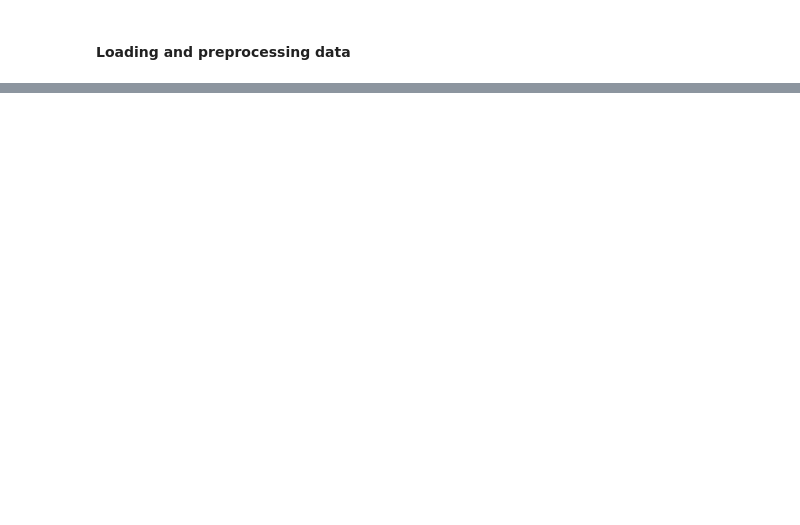
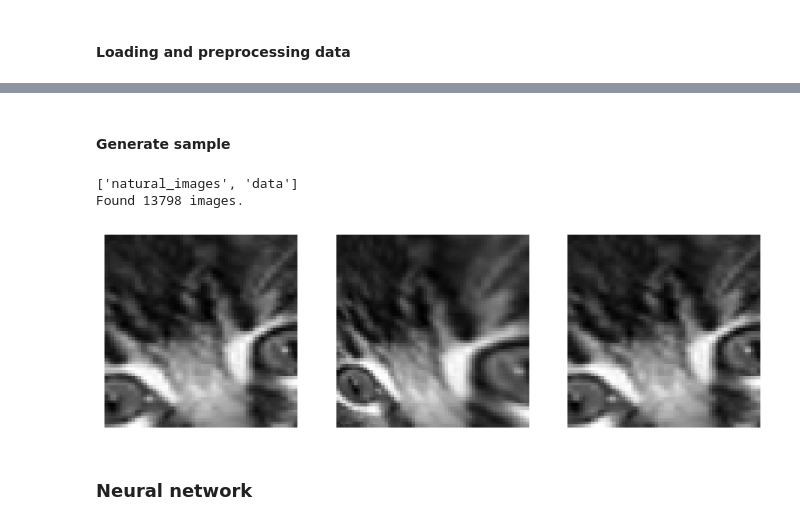
Before and after one commit to korunoskandrea/RV, a Jupyter notebook: homography.ipynb, the cells around one changed output, grey strips where cells are left out. Drawn from its saved outputs; the diff is of its cells as text; code cells hidden in the pictures; blank space fills up the shorter version.

```diff
--- a/homography.ipynb
+++ b/homography.ipynb
@@ -48,0 +89,4 @@ def sample_window_top_left(image_w, image_h):
+# %%
+def crop_patch(image, x, y):
+    p = CONFIGURATION['patch_w_h']
+    return image[y:y+p, x:x+p].copy()
@@ -48,0 +103,23 @@ def sample_window_top_left(image_w, image_h):
+# %% [markdown]
+#### Generate sample
+# %%
+def generate_sample_from_image(img_arr):
+    H_img, W_img = img_arr.shape[:2]
+
+    x, y = sample_window_top_left(W_img, H_img)
+    src = window_corners(x, y)
+    dst = perturb_corners(src)
+
+    H = compute_homography(src, dst)
+    warped_full = wrap_image_apply_inverse(img_arr, H)
+
+    sample_patch = make_2_channel_sample(img_arr, warped_full, x, y)
+
+    return {
+        "sample": sample_patch,
+        "H": H,
+        "src_corners": src,
+        "dst_corners": dst,
+        "orig_patch": crop_patch(img_arr, x, y),
+        "warped_patch": crop_patch(warped_full, x, y)
+    }
@@ -48,0 +158,9 @@ def sample_window_top_left(image_w, image_h):
+# %%
+dataset_path = path
+print(os.listdir(dataset_path))
+
+image_files = glob.glob(dataset_path + "/**/*.jpg", recursive=True)
+print("Found", len(image_files), "images.")
+# %% [output]
+['natural_images', 'data']
+Found 13798 images.
@@ -48,0 +170,15 @@ def sample_window_top_left(image_w, image_h):
+# %%
+def show_sample_dict(d):
+    fig, axs = plt.subplots(1, 3, figsize=(10,4))
+    axs[0].imshow(d["orig_patch"], cmap="gray")
+    axs[1].imshow(d["warped_patch"], cmap="gray")
+    axs[2].imshow(d["sample"][:,:,0], cmap="gray")
+    for a in axs: a.axis("off")
+    plt.show()
+
+example = generate_sample_from_image(load_and_preprocess(image_files[0]))
+show_sample_dict(example)
+# %% [output]
+[figure, added]
+# %% [markdown]
+### Neural network
```
Also changed, not shown: parts of 19 cells of this notebook.
